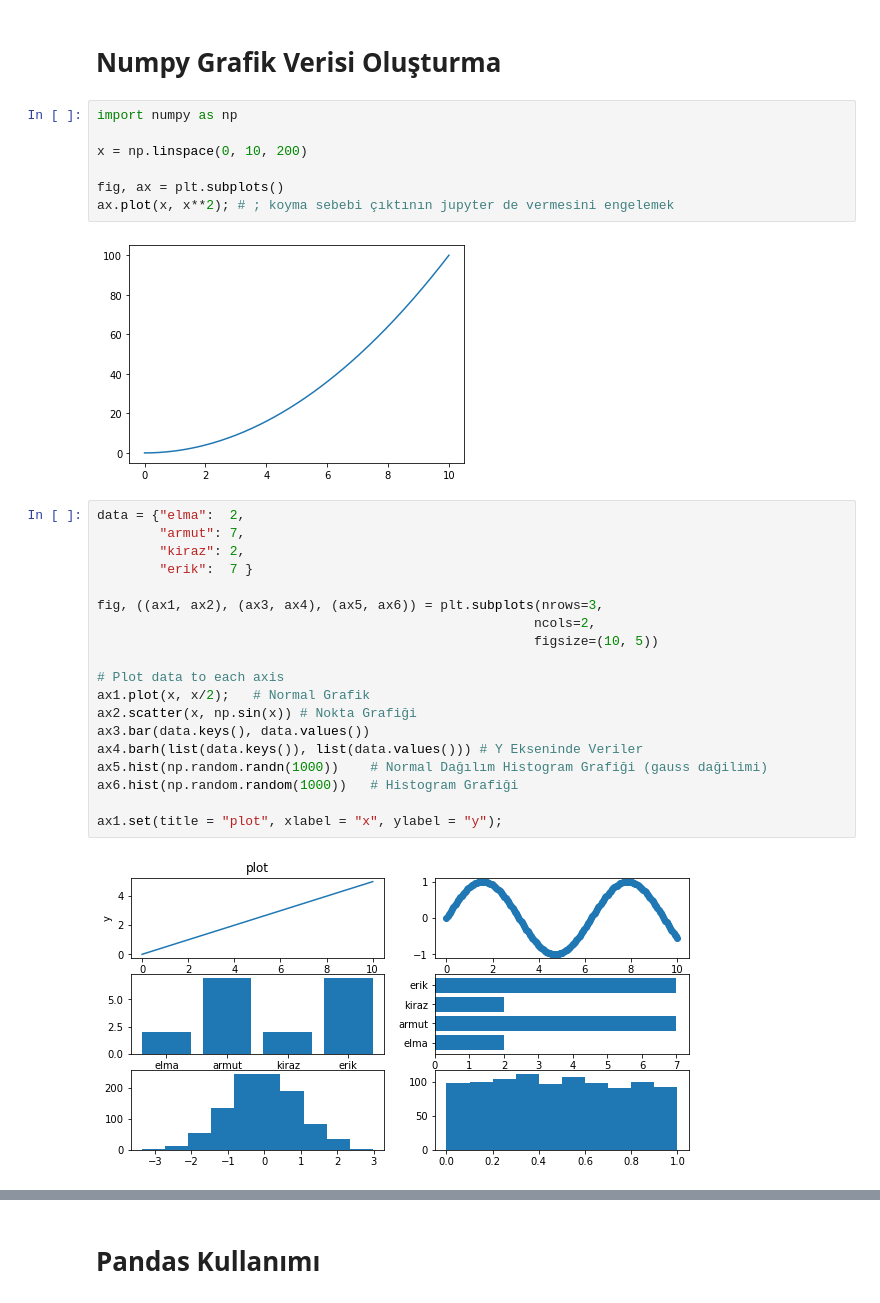
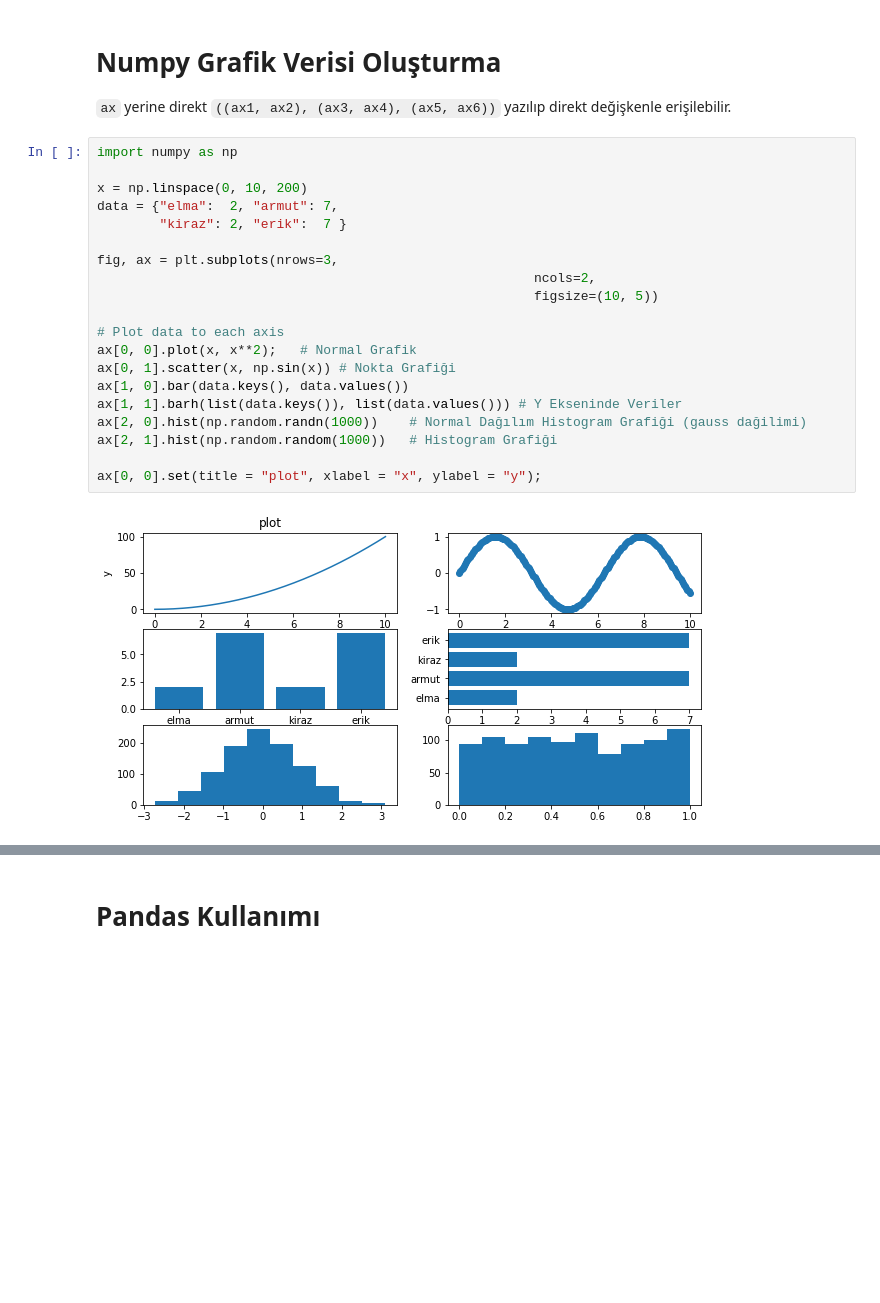
Before and after one commit to serkanMzlm/Tutorial, a Jupyter notebook: python/modules/matplotlib_module.ipynb, the cells around one changed output, grey strips where cells are left out. Drawn from its saved outputs; the diff is of its cells as text; blank space fills up the shorter version.

```diff
--- a/python/modules/matplotlib_module.ipynb
+++ b/python/modules/matplotlib_module.ipynb
@@ -33,32 +31,25 @@ fig.savefig("../../images/simple_plot.png")
-# %% [markdown]
-# Numpy Grafik Verisi Oluşturma
-# %%
-import numpy as np
-
-x = np.linspace(0, 10, 200)
-
-fig, ax = plt.subplots()
-ax.plot(x, x**2); # ; koyma sebebi çıktının jupyter de vermesini engelemek
-# %% [output]
-[figure, removed]
+# %% [markdown]
+# Numpy Grafik Verisi Oluşturma
+`ax` yerine direkt `((ax1, ax2), (ax3, ax4), (ax5, ax6))` yazılıp direkt değişkenle erişilebilir.
 # %%
-data = {"elma":  2,
-        "armut": 7,
-        "kiraz": 2,
-        "erik":  7 }
+import numpy as np
 
-fig, ((ax1, ax2), (ax3, ax4), (ax5, ax6)) = plt.subplots(nrows=3,
+x = np.linspace(0, 10, 200)
+data = {"elma":  2, "armut": 7,
+        "kiraz": 2, "erik":  7 }
+
+fig, ax = plt.subplots(nrows=3,
                                                         ncols=2,
                                                         figsize=(10, 5))
 
 # Plot data to each axis
-ax1.plot(x, x/2);   # Normal Grafik
-ax2.scatter(x, np.sin(x)) # Nokta Grafiği
-ax3.bar(data.keys(), data.values())
-ax4.barh(list(data.keys()), list(data.values())) # Y Ekseninde Veriler
-ax5.hist(np.random.randn(1000))    # Normal Dağılım Histogram Grafiği (gauss dağilimi)
-ax6.hist(np.random.random(1000))   # Histogram Grafiği
+ax[0, 0].plot(x, x**2);   # Normal Grafik
+ax[0, 1].scatter(x, np.sin(x)) # Nokta Grafiği
+ax[1, 0].bar(data.keys(), data.values())
+ax[1, 1].barh(list(data.keys()), list(data.values())) # Y Ekseninde Veriler
+ax[2, 0].hist(np.random.randn(1000))    # Normal Dağılım Histogram Grafiği (gauss dağilimi)
+ax[2, 1].hist(np.random.random(1000))   # Histogram Grafiği
 
-ax1.set(title = "plot", xlabel = "x", ylabel = "y");
+ax[0, 0].set(title = "plot", xlabel = "x", ylabel = "y");
 # %% [output]
-[figure, old version]
+[figure, new version]
```
Also changed, not shown: parts of 10 cells of this notebook.
